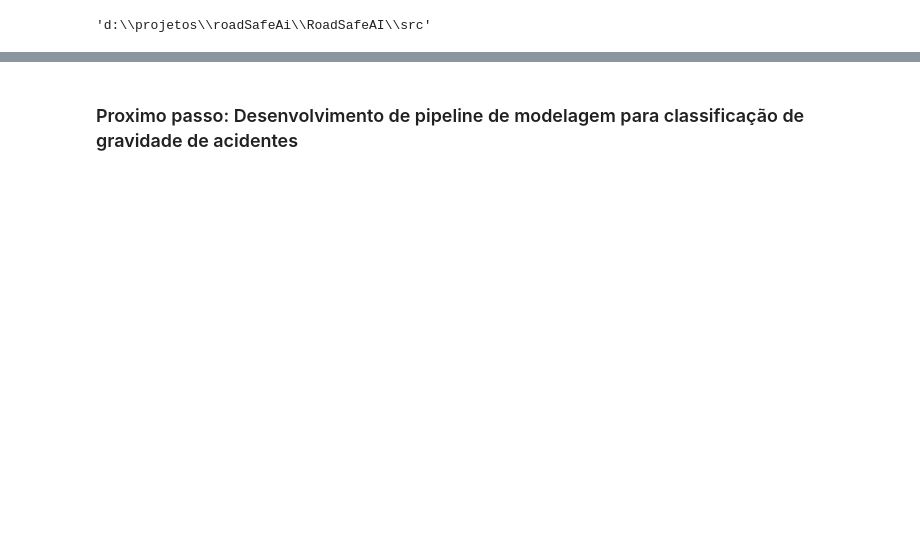
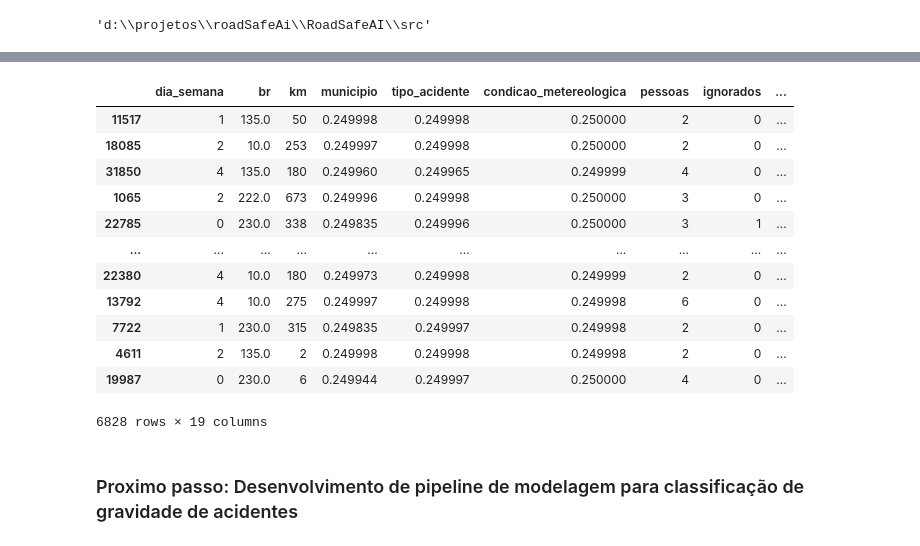
Before and after one commit to clebemachado/RoadSafeAI, a Jupyter notebook: notebooks/main/run_pipeline.ipynb, the cells around one changed output, grey strips where cells are left out. Cells and saved outputs as stored; diff of their text form; code cells hidden in the pictures; blank space fills up the shorter version.

```diff
--- a/notebooks/main/run_pipeline.ipynb
+++ b/notebooks/main/run_pipeline.ipynb
@@ -82,4 +81,20 @@ FileName: datatran2011.csv
 FileName: datatran2012.csv
 ... (41 outputs left out)
+# %%
+X_test
+# %% [output]
+|  | dia_semana | br | km | municipio | tipo_acidente | condicao_metereologica | pessoas | ignorados | ... |
+| 11517 | 1 | 135.0 | 50 | 0.249998 | 0.249998 | 0.250000 | 2 | 0 | ... |
+| 18085 | 2 | 10.0 | 253 | 0.249997 | 0.249998 | 0.250000 | 2 | 0 | ... |
+| 31850 | 4 | 135.0 | 180 | 0.249960 | 0.249965 | 0.249999 | 4 | 0 | ... |
+| 1065 | 2 | 222.0 | 673 | 0.249996 | 0.249998 | 0.250000 | 3 | 0 | ... |
+| 22785 | 0 | 230.0 | 338 | 0.249835 | 0.249996 | 0.250000 | 3 | 1 | ... |
+| ... | ... | ... | ... | ... | ... | ... | ... | ... | ... |
+| 22380 | 4 | 10.0 | 180 | 0.249973 | 0.249998 | 0.249999 | 2 | 0 | ... |
+| 13792 | 4 | 10.0 | 275 | 0.249997 | 0.249998 | 0.249998 | 6 | 0 | ... |
+| 7722 | 1 | 230.0 | 315 | 0.249835 | 0.249997 | 0.249998 | 2 | 0 | ... |
+| 4611 | 2 | 135.0 | 2 | 0.249998 | 0.249998 | 0.249998 | 2 | 0 | ... |
+| 19987 | 0 | 230.0 | 6 | 0.249944 | 0.249997 | 0.250000 | 4 | 0 | ... |
+6828 rows × 19 columns
 # %% [markdown]
 ### Proximo passo: Desenvolvimento de pipeline de modelagem para classificação de gravidade de acidentes
```
Also changed, not shown: parts of 3 cells of this notebook, 6 other files.
